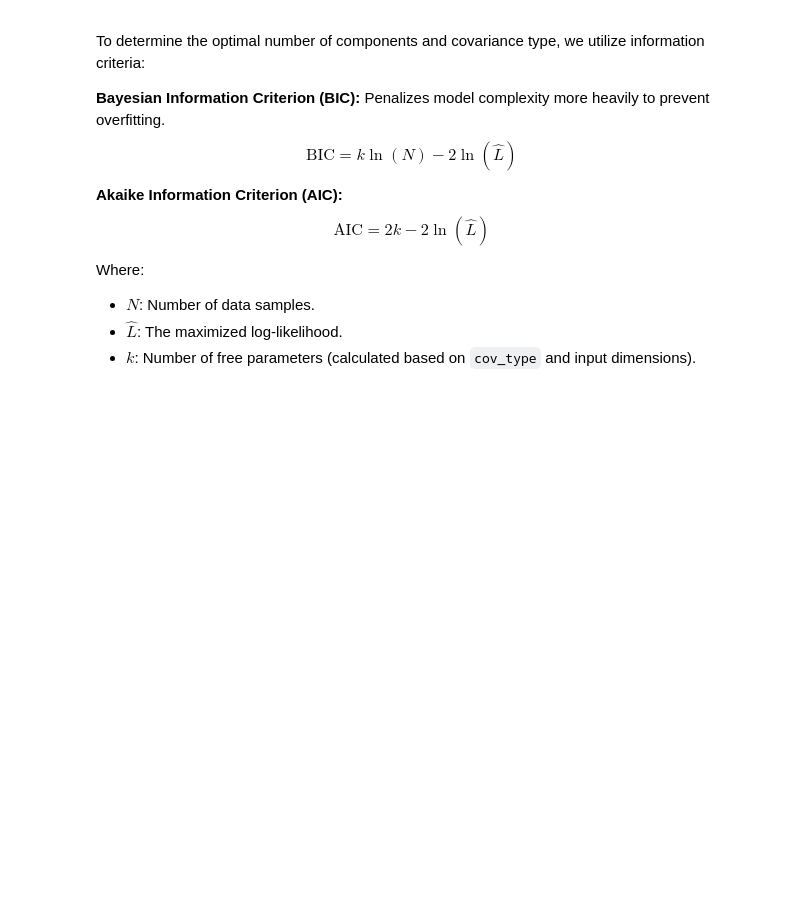
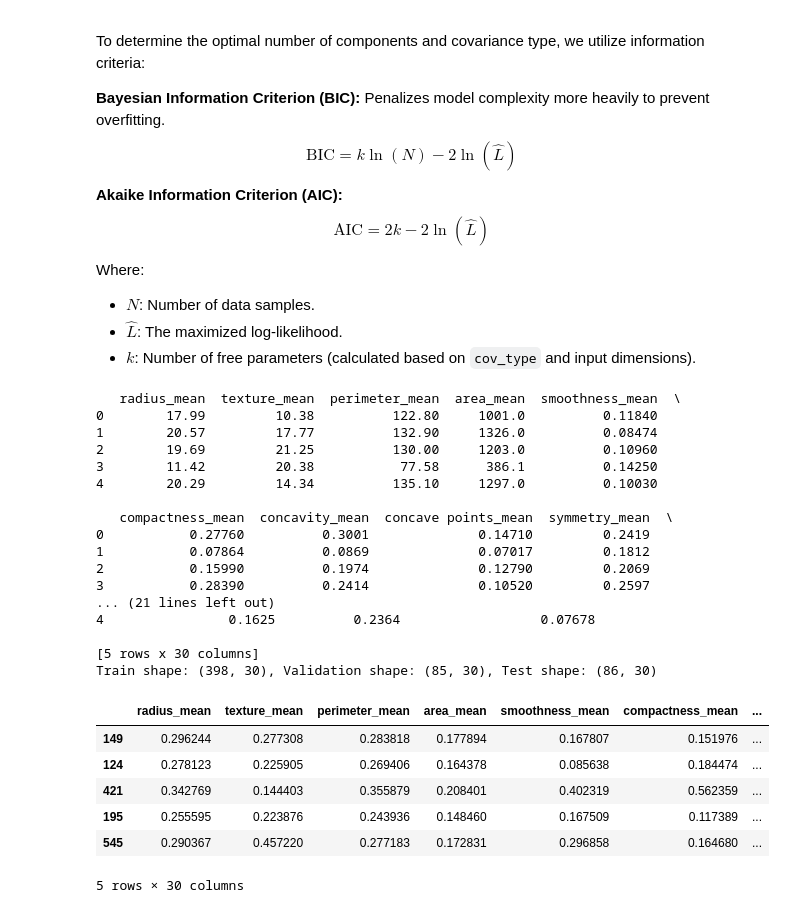
Before and after one commit to marwanelgharbawy/dimensionality-reduction-clustering, a Jupyter notebook: notebooks/GMM.ipynb, the cells around one changed output. Drawn from its saved outputs; the diff is of its cells as text; code cells hidden in the pictures; blank space fills up the shorter version.

```diff
--- a/notebooks/GMM.ipynb
+++ b/notebooks/GMM.ipynb
@@ -98,3 +98,64 @@ Where:
 * $N$: Number of data samples.
 * $\hat{L}$: The maximized log-likelihood.
 * $k$: Number of free parameters (calculated based on `cov_type` and input dimensions).
+# %%
+import sys
+import os
+import pandas as pd
+import numpy as np
+import matplotlib.pyplot as plt
+import seaborn as sns
+
+module_path = os.path.abspath(os.path.join('..', 'src'))
+if module_path not in sys.path:
+    sys.path.append(module_path)
+
+from GMM import GMM
+
+# Set plot style
+sns.set_theme(style="whitegrid")
+plt.rcParams['figure.figsize'] = (12, 6)
+
+data = pd.read_csv('../data/data.csv')
+data.drop(columns=['diagnosis', 'id','Unnamed: 32'], inplace=True, errors='ignore')
+print(data.head())
+
+x_train , x_temp= train_test_split(data, test_size = 0.299, random_state=42)
+x_val, x_test = train_test_split(x_temp, test_size = 0.5, random_state=42)
+print(f"Train shape: {x_train.shape}, Validation shape: {x_val.shape}, Test shape: {x_test.shape}")
+
+# Standardize for pca kmeans and gmm
+mean = np.mean(x_train, axis=0)
+std = np.std(x_train, axis=0)
+x_train_standardized = (x_train - mean) / (std + 1e-8) #add small value to avoid division by zero
+
+# normalized data for autoencoder
+min = np.min(x_train, axis=0)
+max = np.max(x_train, axis=0)
+x_train_normalized = (x_train - min) / (max - min + 1e-8) #add small value to avoid division by zero
+x_train_normalized.head()
+# %% [output]
+   radius_mean  texture_mean  perimeter_mean  area_mean  smoothness_mean  \
+0        17.99         10.38          122.80     1001.0          0.11840
+1        20.57         17.77          132.90     1326.0          0.08474
+2        19.69         21.25          130.00     1203.0          0.10960
+3        11.42         20.38           77.58      386.1          0.14250
+4        20.29         14.34          135.10     1297.0          0.10030
+
+   compactness_mean  concavity_mean  concave points_mean  symmetry_mean  \
+0           0.27760          0.3001              0.14710         0.2419
+1           0.07864          0.0869              0.07017         0.1812
+2           0.15990          0.1974              0.12790         0.2069
+3           0.28390          0.2414              0.10520         0.2597
+... (21 lines left out)
+4                0.1625          0.2364                  0.07678
+
+[5 rows x 30 columns]
+Train shape: (398, 30), Validation shape: (85, 30), Test shape: (86, 30)
+|  | radius_mean | texture_mean | perimeter_mean | area_mean | smoothness_mean | compactness_mean | ... |
+| 149 | 0.296244 | 0.277308 | 0.283818 | 0.177894 | 0.167807 | 0.151976 | ... |
+| 124 | 0.278123 | 0.225905 | 0.269406 | 0.164378 | 0.085638 | 0.184474 | ... |
+| 421 | 0.342769 | 0.144403 | 0.355879 | 0.208401 | 0.402319 | 0.562359 | ... |
+| 195 | 0.255595 | 0.223876 | 0.243936 | 0.148460 | 0.167509 | 0.117389 | ... |
+| 545 | 0.290367 | 0.457220 | 0.277183 | 0.172831 | 0.296858 | 0.164680 | ... |
+5 rows × 30 columns
```
Also changed, not shown: parts of 4 cells of this notebook, 1 other file.
